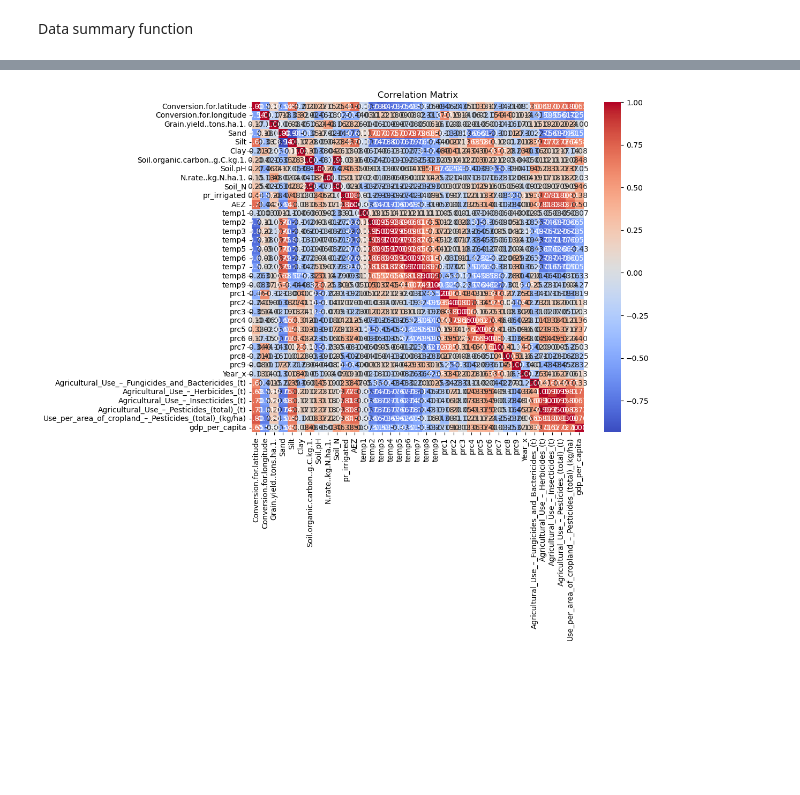
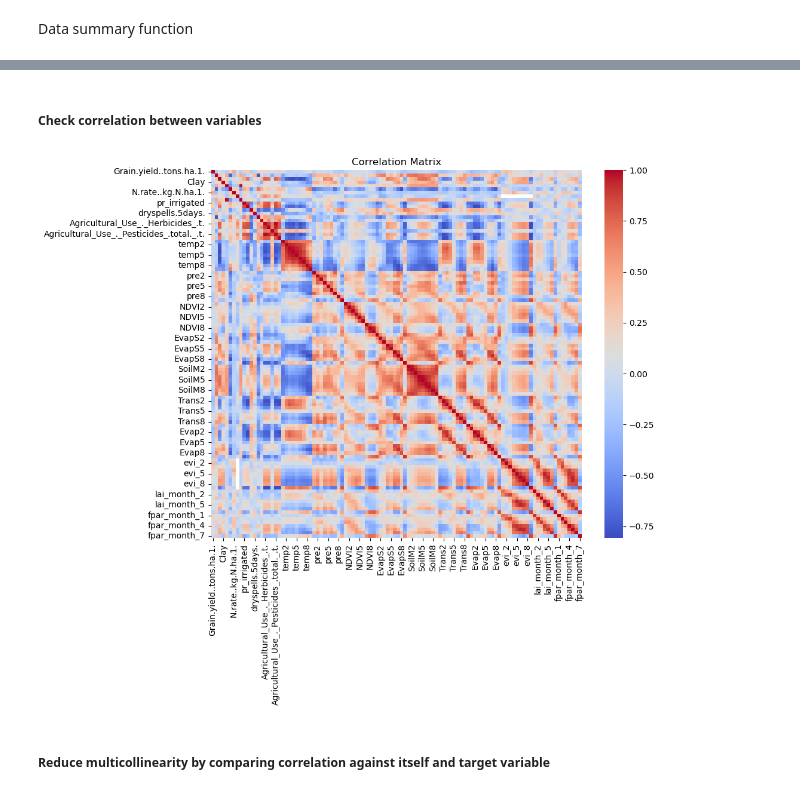
Before and after one commit to airbreather2/FinalProject, a Jupyter notebook: code/analysis/kagglefeatureengineering/featureselection_clusteringxgboost.ipynb, the cells around one changed output, grey strips where cells are left out. Drawn from its saved outputs; the diff is of its cells as text; code cells hidden in the pictures; blank space fills up the shorter version.

```diff
--- a/code/analysis/kagglefeatureengineering/featureselection_clusteringxgboost.ipynb
+++ b/code/analysis/kagglefeatureengineering/featureselection_clusteringxgboost.ipynb
@@ -49,8 +55,7 @@ from tabulate import tabulate # for pretty printing tables
 print("Current working directory:", os.getcwd())
 
 #load in
-df_raw = pd.read_csv("../../../data/finaldatasets/testdata/XGBoost.csv")  # for variogram, etc.
-df = df_raw.copy()  # working copy for feature engineering + model prep
-print(list(df.columns))
+df_raw = pd.read_csv("../../../data/finaldatasets/testdata/finalfr/AlphaTree.csv")  # for variogram, etc.
+df_final = df_raw.copy()  # working copy for feature engineering + model prep
 # %% [output]
 Current working directory: /home/sebastian-dohne/Documents/FinalProject/code/analysis/kagglefeatureengineering
@@ -164,0 +165,8 @@ summarize_dataframe(df_cleaned)
+# %%
+Locations = ['id', 'Conversion.for.longitude', 'Conversion.for.latitude', 'sowing_year', 'start_date', 'end_date', 'Country', 'Continent', 'Location', 'Observation.period']
+
+df_final = df_final.drop(columns=Locations, errors='ignore')
+# %%
+float_cols = df_final.select_dtypes(include=['float64', 'float32'])
+
+functions.summarize_dataframe(float_cols)
@@ -165,12 +191,15 @@ summarize_dataframe(df_cleaned)
+# %% [markdown]
+##### Check correlation between variables
 # %%
 # Select only float columns for correlation
-# Select only float columns except the target variable
-float_cols = df_cleaned.select_dtypes(include=['float64', 'float32'])
+# Select only float columns excbept the target variable
 corr_matrix = float_cols.corr(method='pearson')
 
 plt.figure(figsize=(10,8))
-sns.heatmap(corr_matrix, annot=True, cmap="coolwarm", fmt=".2f")
+sns.heatmap(corr_matrix, annot=False, cmap="coolwarm", fmt=".2f")
 plt.title("Correlation Matrix")
 plt.show()
 # %% [output]
-[figure, old version]
+[figure, new version]
+# %% [markdown]
+##### Reduce multicollinearity by comparing correlation against itself and target variable
```
Also changed, not shown: parts of 23 cells of this notebook, 19 other files.
